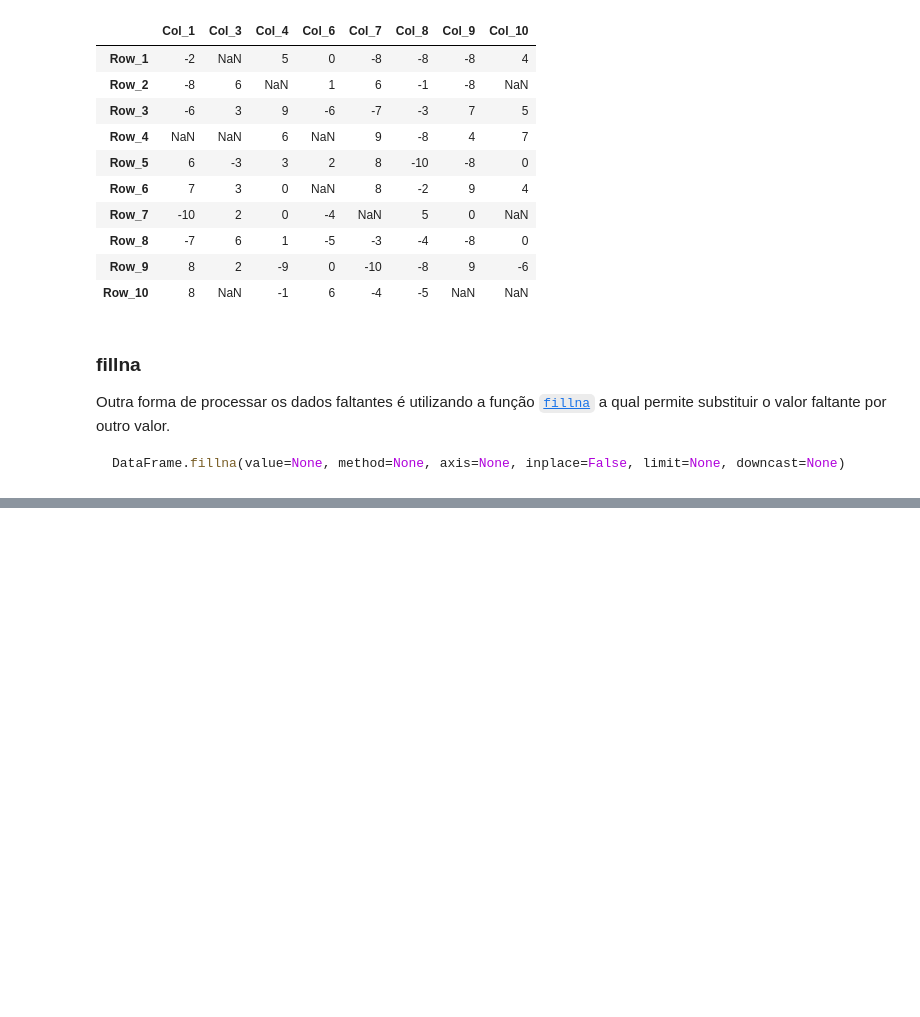
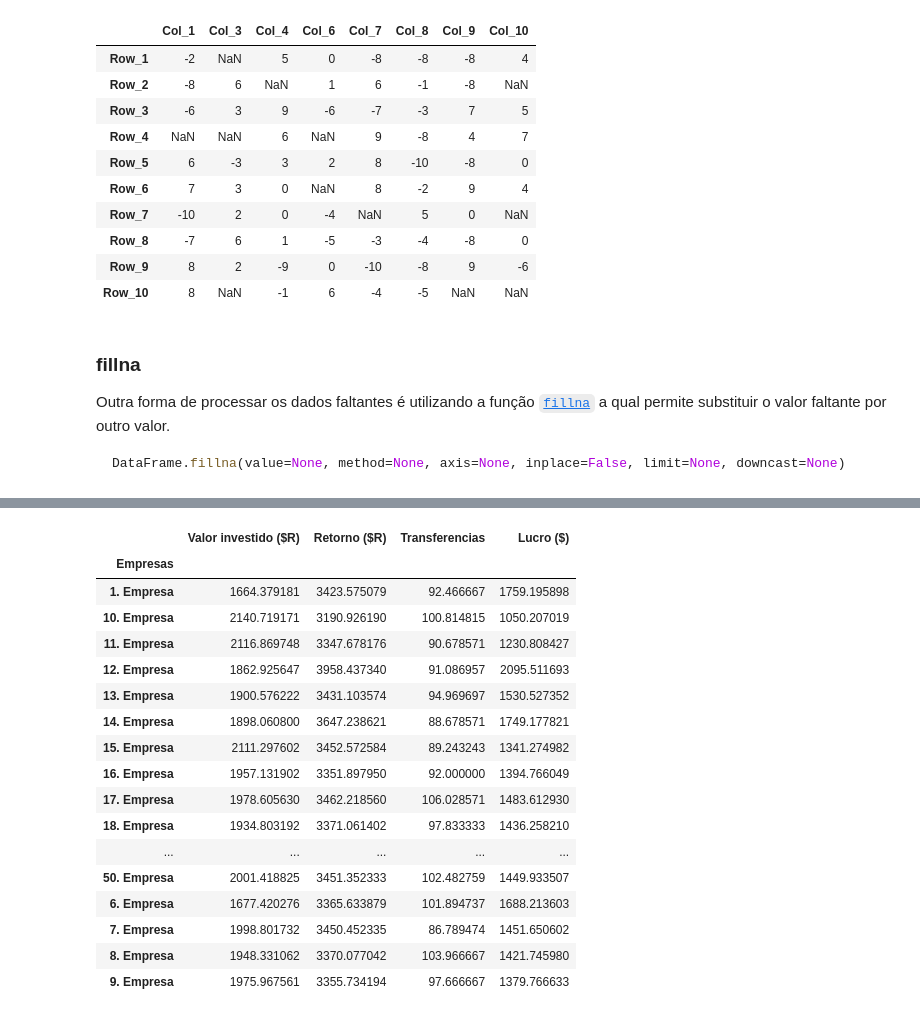
Before and after one commit to FernanMartinez/Curso_Python_Basico, a Jupyter notebook: Aula 12 Pandas/Aula 12. Pandas.ipynb, the cells around one changed output, grey strips where cells are left out. Cells and saved outputs as stored; diff of their text form; code cells hidden in the pictures; blank space fills up the shorter version.

```diff
--- a/Aula 12 Pandas/Aula 12. Pandas.ipynb
+++ b/Aula 12 Pandas/Aula 12. Pandas.ipynb
@@ -656,0 +729,22 @@ memory usage: 67.5+ KB
+# %%
+# podemos aplicar uma serie de funções sobre o objeto que acabamos de criar
+dfgroupby.mean()
+# %% [output]
+|  | Valor investido ($R) | Retorno ($R) | Transferencias | Lucro ($) |
+| Empresas |  |  |  |  |
+| 1. Empresa | 1664.379181 | 3423.575079 | 92.466667 | 1759.195898 |
+| 10. Empresa | 2140.719171 | 3190.926190 | 100.814815 | 1050.207019 |
+| 11. Empresa | 2116.869748 | 3347.678176 | 90.678571 | 1230.808427 |
+| 12. Empresa | 1862.925647 | 3958.437340 | 91.086957 | 2095.511693 |
+| 13. Empresa | 1900.576222 | 3431.103574 | 94.969697 | 1530.527352 |
+| 14. Empresa | 1898.060800 | 3647.238621 | 88.678571 | 1749.177821 |
+| 15. Empresa | 2111.297602 | 3452.572584 | 89.243243 | 1341.274982 |
+| 16. Empresa | 1957.131902 | 3351.897950 | 92.000000 | 1394.766049 |
+| 17. Empresa | 1978.605630 | 3462.218560 | 106.028571 | 1483.612930 |
+| 18. Empresa | 1934.803192 | 3371.061402 | 97.833333 | 1436.258210 |
+| ... | ... | ... | ... | ... |
+| 50. Empresa | 2001.418825 | 3451.352333 | 102.482759 | 1449.933507 |
+| 6. Empresa | 1677.420276 | 3365.633879 | 101.894737 | 1688.213603 |
+| 7. Empresa | 1998.801732 | 3450.452335 | 86.789474 | 1451.650602 |
+| 8. Empresa | 1948.331062 | 3370.077042 | 103.966667 | 1421.745980 |
+| 9. Empresa | 1975.967561 | 3355.734194 | 97.666667 | 1379.766633 |
```
Also changed, not shown: parts of 58 cells of this notebook, 4 other files.
